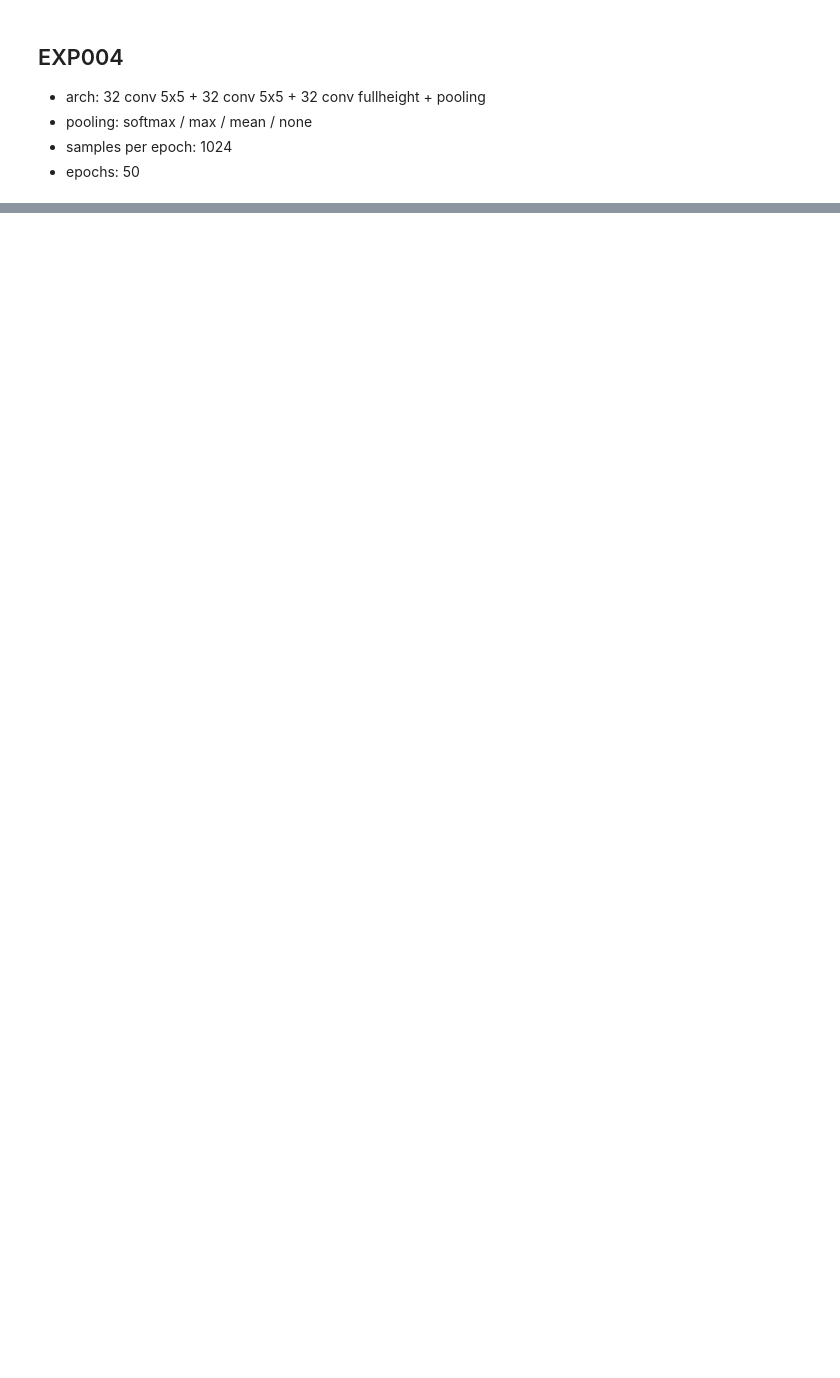
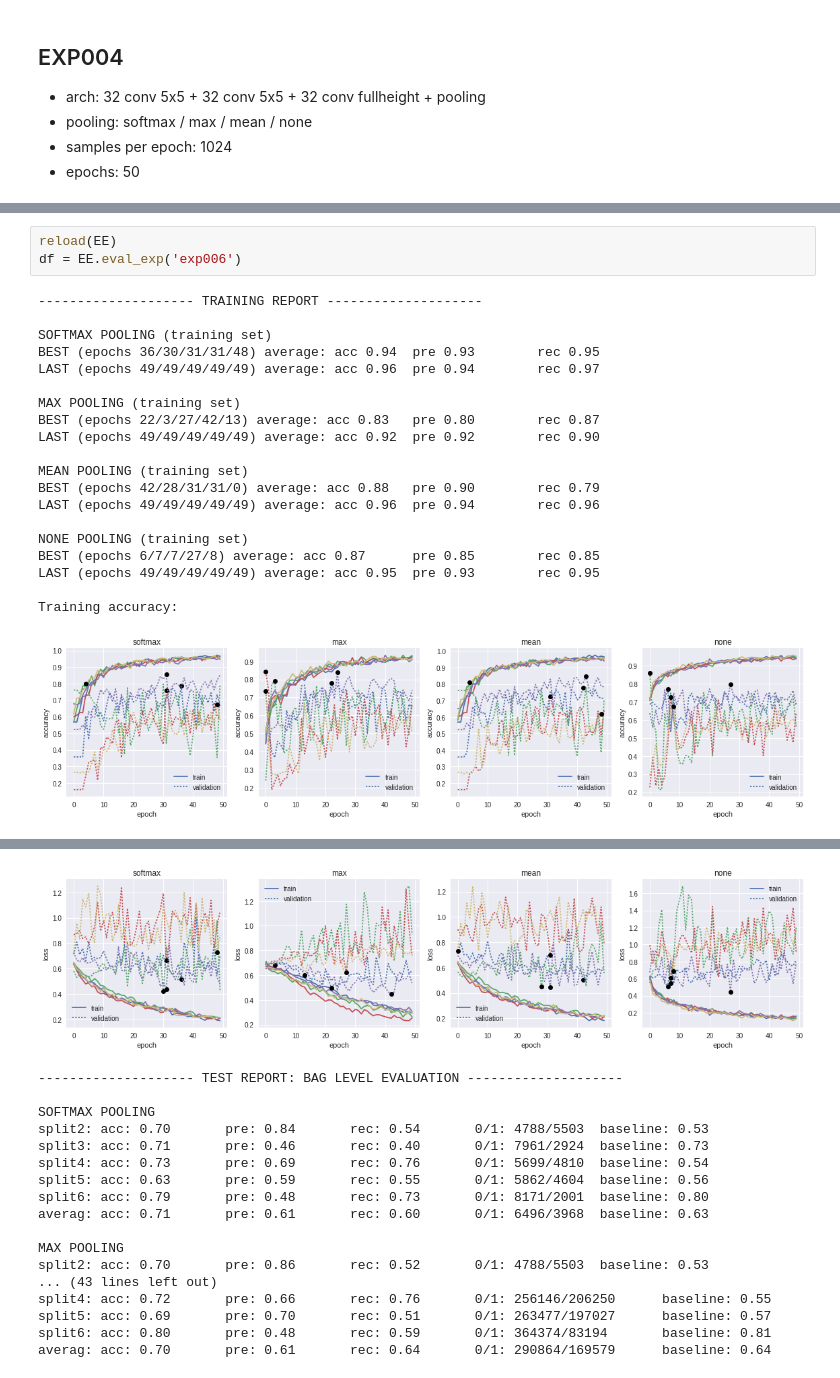
Before and after one commit to bmcfee/miasma, a Jupyter notebook: notebooks/eval.ipynb, the cells around one changed output, grey strips where cells are left out. Drawn from its saved outputs; the diff is of its cells as text; blank space fills up the shorter version.

```diff
--- a/notebooks/eval.ipynb
+++ b/notebooks/eval.ipynb
@@ -71,0 +164,24 @@ averag: acc: 0.71       pre: 0.62       rec: 0.61       0/1: 290864/169579
+# %%
+reload(EE)
+df = EE.eval_exp('exp006')
+# %% [output]
+-------------------- TRAINING REPORT --------------------
+
+SOFTMAX POOLING (training set)
+BEST (epochs 36/30/31/31/48) average: acc 0.94  pre 0.93        rec 0.95
+LAST (epochs 49/49/49/49/49) average: acc 0.96  pre 0.94        rec 0.97
+
+MAX POOLING (training set)
+BEST (epochs 22/3/27/42/13) average: acc 0.83   pre 0.80        rec 0.87
+LAST (epochs 49/49/49/49/49) average: acc 0.92  pre 0.92        rec 0.90
+
+MEAN POOLING (training set)
+BEST (epochs 42/28/31/31/0) average: acc 0.88   pre 0.90        rec 0.79
+LAST (epochs 49/49/49/49/49) average: acc 0.96  pre 0.94        rec 0.96
+
+NONE POOLING (training set)
+BEST (epochs 6/7/7/27/8) average: acc 0.87      pre 0.85        rec 0.85
+LAST (epochs 49/49/49/49/49) average: acc 0.95  pre 0.93        rec 0.95
+
+Training accuracy:
+[figure, added]
@@ -71,0 +189,18 @@ averag: acc: 0.71       pre: 0.62       rec: 0.61       0/1: 290864/169579
+[figure, added]
+-------------------- TEST REPORT: BAG LEVEL EVALUATION --------------------
+
+SOFTMAX POOLING
+split2: acc: 0.70       pre: 0.84       rec: 0.54       0/1: 4788/5503  baseline: 0.53
+split3: acc: 0.71       pre: 0.46       rec: 0.40       0/1: 7961/2924  baseline: 0.73
+split4: acc: 0.73       pre: 0.69       rec: 0.76       0/1: 5699/4810  baseline: 0.54
+split5: acc: 0.63       pre: 0.59       rec: 0.55       0/1: 5862/4604  baseline: 0.56
+split6: acc: 0.79       pre: 0.48       rec: 0.73       0/1: 8171/2001  baseline: 0.80
+averag: acc: 0.71       pre: 0.61       rec: 0.60       0/1: 6496/3968  baseline: 0.63
+
+MAX POOLING
+split2: acc: 0.70       pre: 0.86       rec: 0.52       0/1: 4788/5503  baseline: 0.53
+... (43 lines left out)
+split4: acc: 0.72       pre: 0.66       rec: 0.76       0/1: 256146/206250      baseline: 0.55
+split5: acc: 0.69       pre: 0.70       rec: 0.51       0/1: 263477/197027      baseline: 0.57
+split6: acc: 0.80       pre: 0.48       rec: 0.59       0/1: 364374/83194       baseline: 0.81
+averag: acc: 0.70       pre: 0.61       rec: 0.64       0/1: 290864/169579      baseline: 0.64
```
Also changed, not shown: parts of 7 cells of this notebook.
